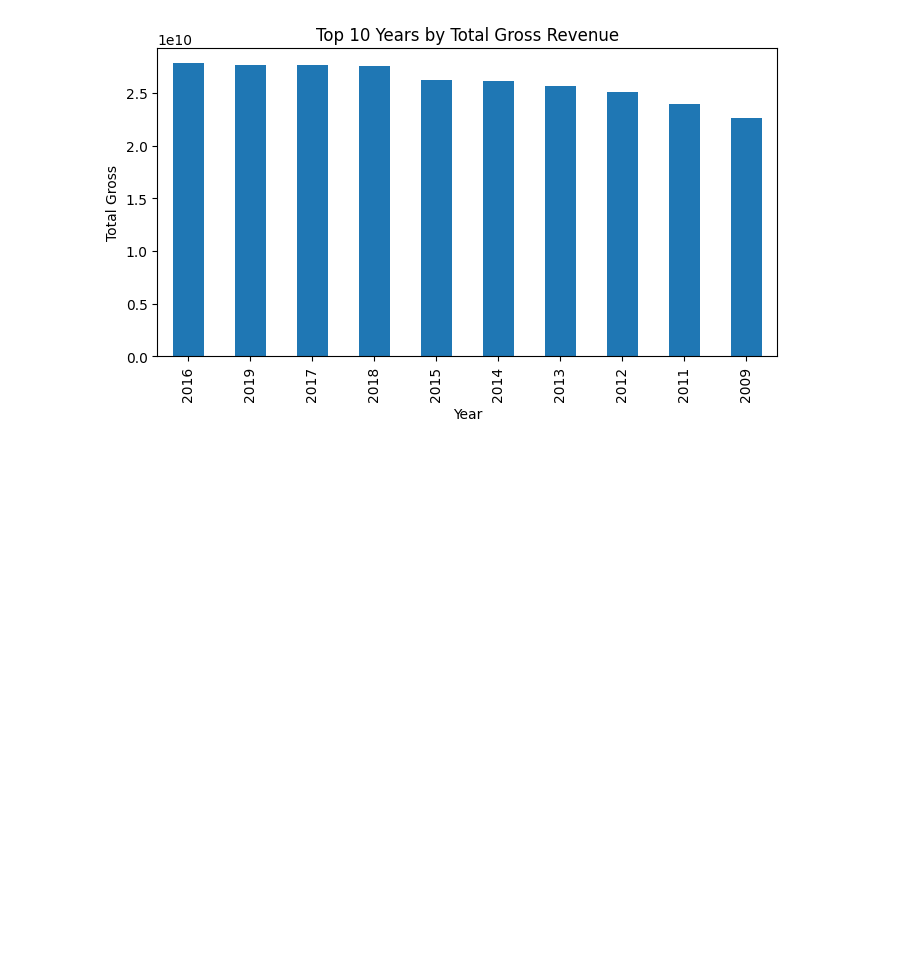
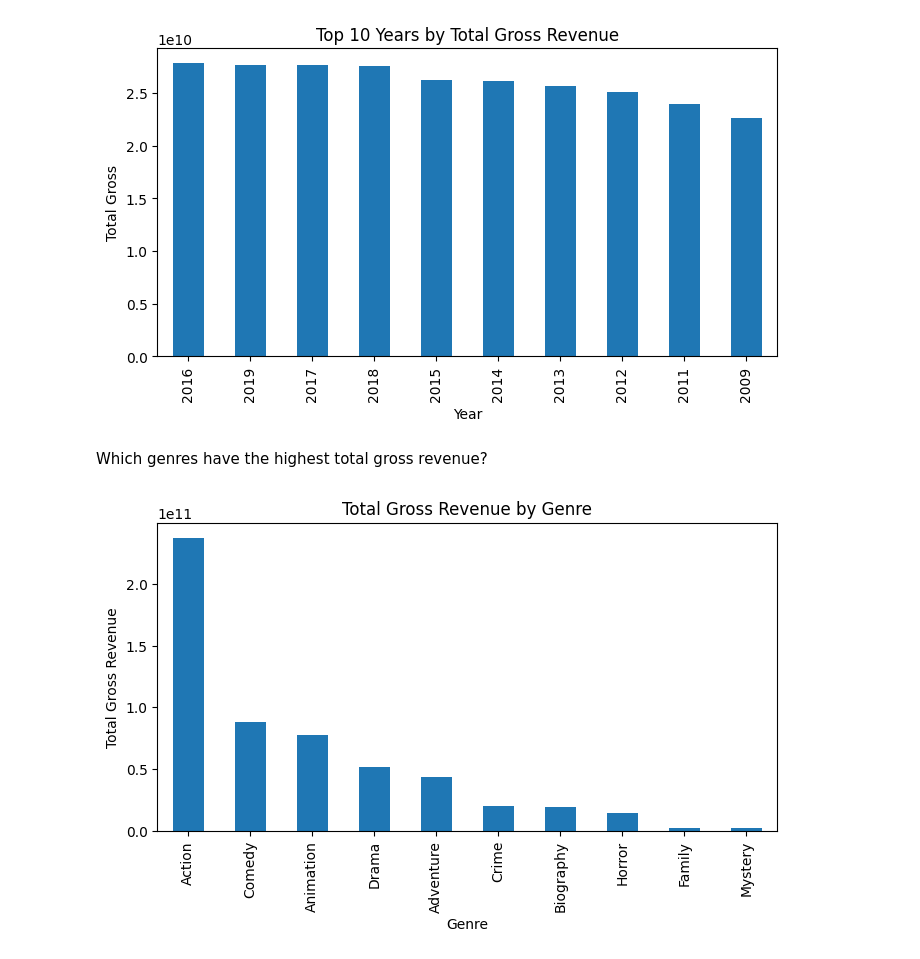
Before and after one commit to soniya-builds/Data-Analysis-Projects, a Jupyter notebook: Data Analysis With Python/Movie Industry Analysis/movies.ipynb, the cells around one changed output. Saved outputs shown, nothing was run; the diff lists cells and outputs as text; code cells hidden in the pictures; blank space fills up the shorter version.

```diff
--- a/Data Analysis With Python/Movie Industry Analysis/movies.ipynb
+++ b/Data Analysis With Python/Movie Industry Analysis/movies.ipynb
@@ -318,3 +318,16 @@ plt.ylabel("Total Gross")
 plt.show()
 # %% [output]
 [figure]
+# %% [markdown]
+Which genres have the highest total gross revenue?
+# %%
+gross_by_genre = df.groupby('genre')['gross'].sum().sort_values(ascending=False).head(10)
+
+plt.figure(figsize=(8,4))
+gross_by_genre.plot(kind='bar')
+plt.title("Total Gross Revenue by Genre")
+plt.xlabel("Genre")
+plt.ylabel("Total Gross Revenue")
+plt.show()
+# %% [output]
+[figure, added]
```
